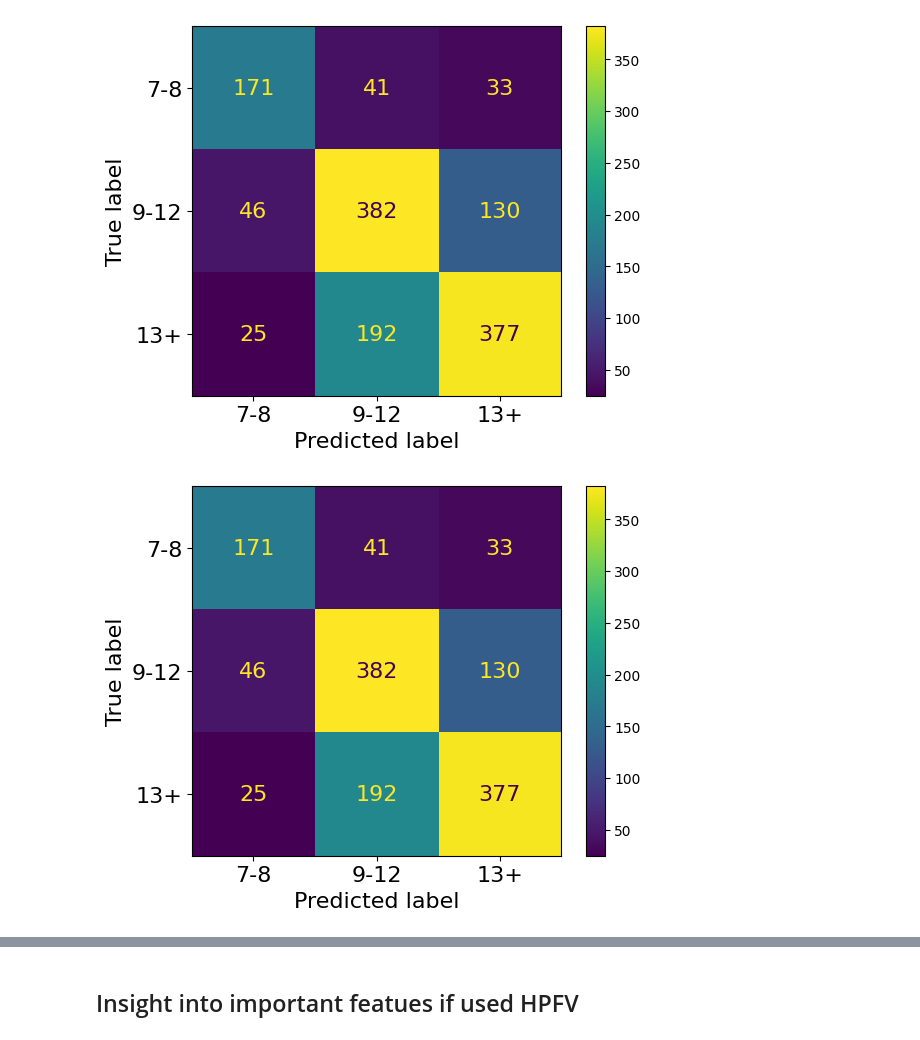
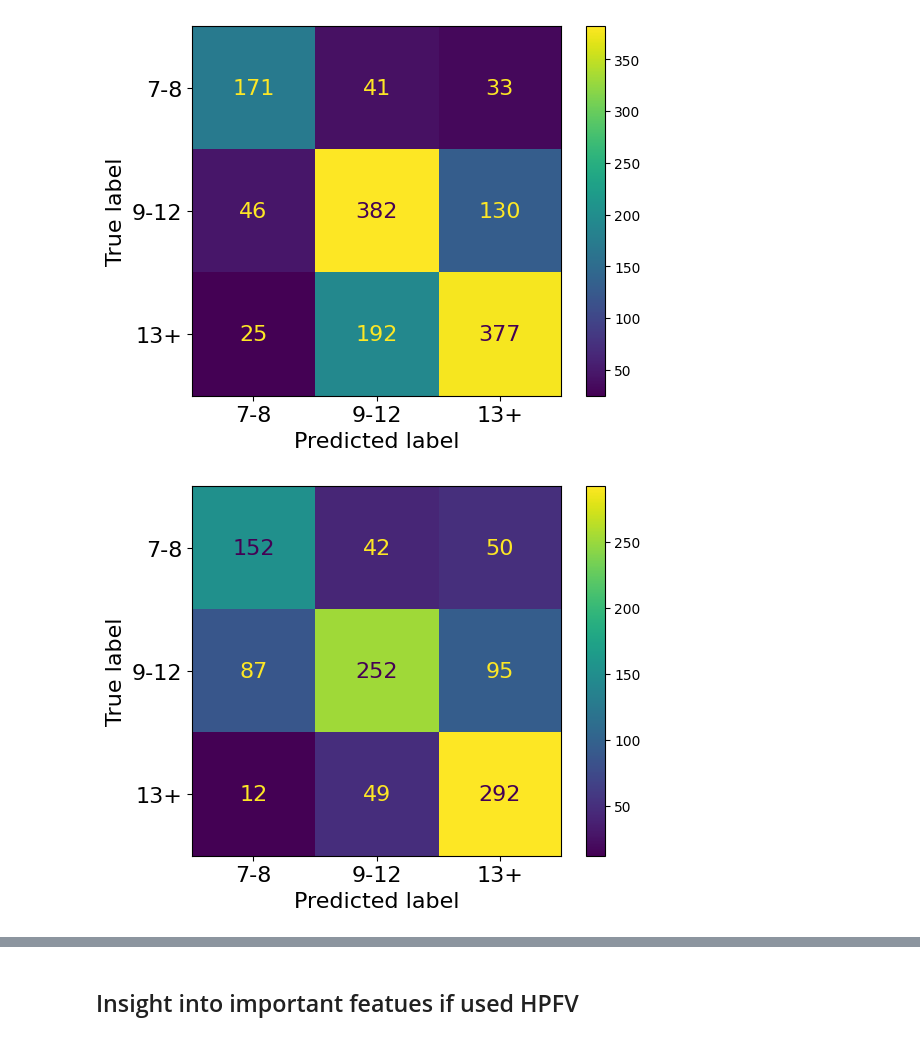
Before and after one commit to TurkuNLP/TCBC_feature_analysis, a Jupyter notebook: StudyTestResults_covoc.ipynb, the cells around one changed output, grey strips where cells are left out. Drawn from its saved outputs; the diff is of its cells as text; code cells hidden in the pictures.

```diff
--- a/StudyTestResults_covoc.ipynb
+++ b/StudyTestResults_covoc.ipynb
@@ -57,9 +62,9 @@ for i in range(100):
 loaded_covoc_hpfv = []
 loaded_covoc_text = []
 for f in os.listdir(BASE_COVOC_FOLDER):
-    if f[-10:] == BASE_COVOC_HPFV_END:
+    if f[-10:] == BASE_COVOC_HPFV_END and len(f) < 33:
         loaded_covoc_hpfv.append(helperParser2(BASE_COVOC_FOLDER+f))
-    else:
+    elif f[-10:] =='tfidf.json':
         loaded_covoc_text.append(helperParser2(BASE_COVOC_FOLDER+f))
 # %%
 print(Counter([x['sniplen'] for x in loaded_covoc_hpfv]))
@@ -679,26 +600,26 @@ showWantedConfMatrix(df_ovo_text, 37)
 # %%
 def showBestConfMatrix(df):
     best_predicts = np.array(df[df['sniplen']==100].sort_values('f1', ascending=False)[:1]['conf_matrix'].to_numpy()[0])
     best_labels = df.sort_values('f1', ascending=False)[:1]['labels'].to_numpy()[0]
 
     def reOrderFromYoungToOld(predicts, labels):
         labels = ['7-8', '9-12', '13+']
         young = np.array([predicts[1][1], predicts[1][2], predicts[1][0]])
         mid = np.array([predicts[2][1], predicts[2][2], predicts[2][0]])
         old = np.array([predicts[0][1], predicts[0][2], predicts[0][0]])
         predicts = np.array([young, mid, old])
         return labels, predicts
 
     r_lables, r_predicts = reOrderFromYoungToOld(best_predicts, best_labels)
 
     label_font = {'size':'16'}
     p = metrics.ConfusionMatrixDisplay(confusion_matrix=r_predicts, display_labels=r_lables)
     p.plot(text_kw={'size':16})
     plt.gca().axes.tick_params(axis='both', which='major', labelsize=16)
     plt.gca().axes.set_xlabel("Predicted label", fontdict=label_font)
     plt.gca().axes.set_ylabel("True label", fontdict=label_font)
     plt.show()
 
-showBestConfMatrix(df_ovo_text)
+showBestConfMatrix(df_ovo_hpfv)
 # %% [output]
-[figure, old version]
+[figure, new version]
```
Also changed, not shown: parts of 42 cells of this notebook, 38 other files.
